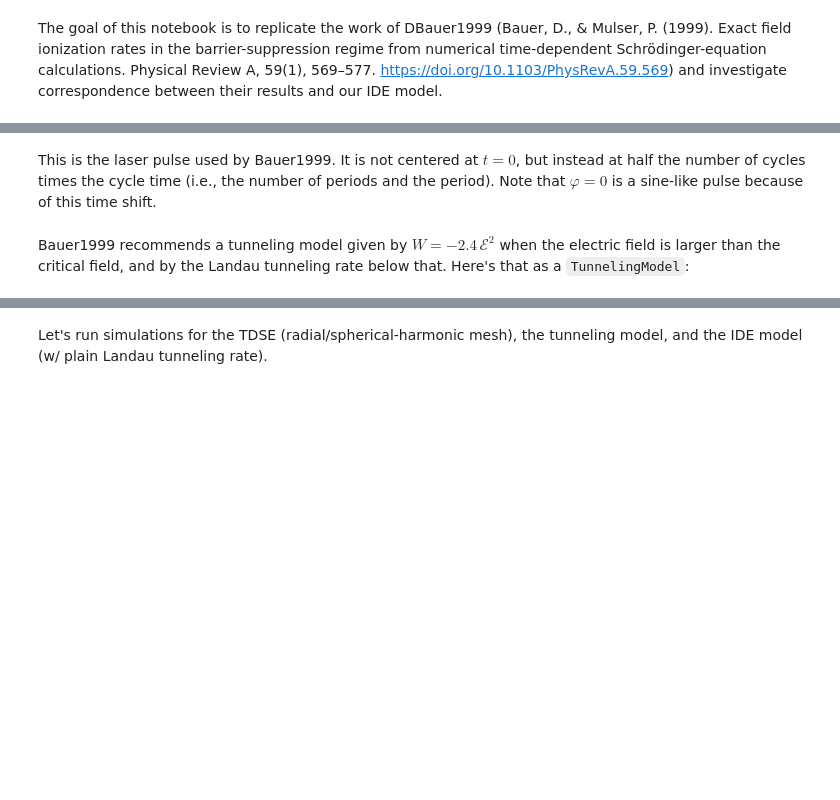
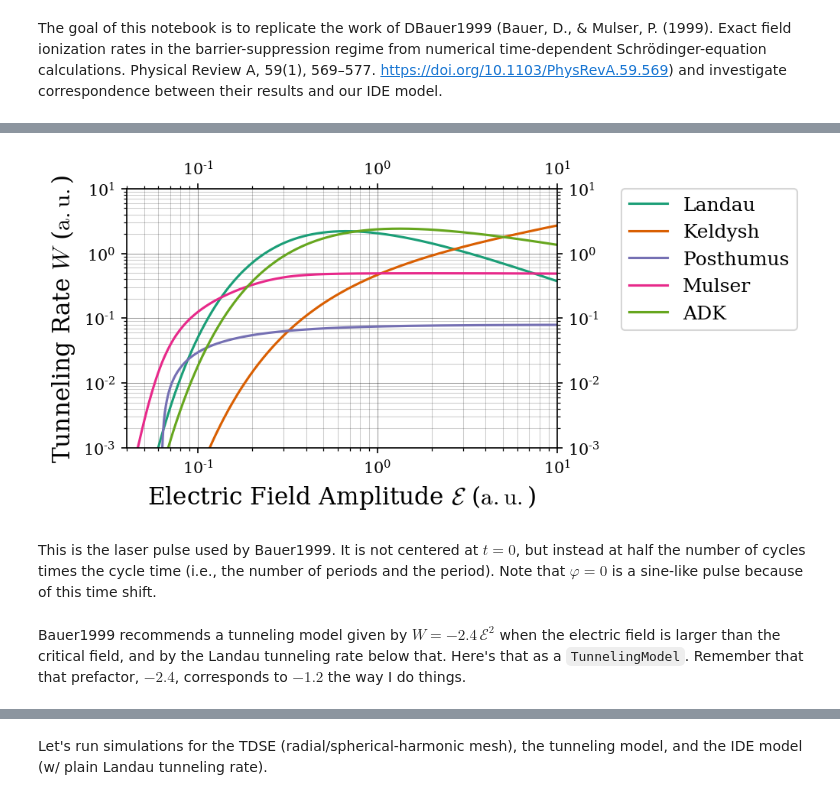
Before and after one commit to JoshKarpel/ionization, a Jupyter notebook: science/bauer/DBauer1999.ipynb, the cells around one changed output, grey strips where cells are left out. Saved outputs shown, nothing was run; the diff lists cells and outputs as text; code cells hidden in the pictures; blank space fills up the shorter version.

```diff
--- a/science/bauer/DBauer1999.ipynb
+++ b/science/bauer/DBauer1999.ipynb
@@ -25,8 +25,8 @@ SIM_LIB = os.path.join(OUT_DIR, 'SIMLIB')
 PLOT_KWARGS = dict(
     show = True,
     save = True,
-    fig_dpi_scale = 6,
     target_dir = OUT_DIR,
+    fig_dpi_scale = 1.5,
 )
 
 %matplotlib inline
@@ -33,3 +37,46 @@ PLOT_KWARGS = dict(
+# %%
+def make_dbauer1999_fig_5():
+    tunneling_models = [
+        ion.tunneling.LandauRate(),
+        ion.tunneling.KeldyshRate(),
+        ion.tunneling.PosthumusRate(),
+        ion.tunneling.MulserRate(),
+        ion.tunneling.ADKRate(),
+        # ion.tunneling.ADKExtendedToBSIRate(),  # this one isn't working yet
+    ]
+
+    amplitudes = np.geomspace(.04, 10, 1000) * u.atomic_electric_field
+
+    tunneling_rates = [
+        np.abs(model.tunneling_rate_from_amplitude(amplitudes, -u.rydberg).squeeze())
+        for model in tunneling_models
+    ]
+    labels = [model.__class__.__name__.rstrip('Rate') for model in tunneling_models]
+
+    colors = ['#1b9e77','#d95f02','#7570b3','#e7298a','#66a61e','#e6ab02']
+
+    si.vis.xy_plot(
+        'tunneling_rates',
+        amplitudes,
+        *[2 * tr for tr in tunneling_rates],
+        line_labels = labels,
+        line_kwargs = [{'color': c} for c in colors[:len(tunneling_models)]],
+        x_label = r'Electric Field Amplitude $ \mathcal{E} $',
+        y_label = r'Tunneling Rate $ W $',
+        x_unit = 'atomic_electric_field',
+        y_unit = 'per_atomic_time',
+        x_log_axis = True,
+        y_log_axis = True,
+        y_lower_limit = .001 / u.atomic_time,
+        y_upper_limit = 10 / u.atomic_time,
+        y_log_pad = 1,
+        legend_on_right = True,
+        **PLOT_KWARGS
+    )
+
+make_dbauer1999_fig_5()
+# %% [output]
+[figure, added]
 # %% [markdown]
 This is the laser pulse used by Bauer1999. It is not centered at $t=0$, but instead at half the number of cycles times the cycle time (i.e., the number of periods and the period). Note that $\varphi = 0$ is a sine-like pulse because of this time shift.
 # %%
@@ -69,6 +116,6 @@ class BauerGaussianPulse(ion.potentials.UniformLinearlyPolarizedElectricPotentia
     def identifier(self):
         return f'E={u.uround(self.amplitude, u.atomic_electric_field, 2)}_Nc={self.number_of_cycles}_omega={u.uround(self.omega, u.atomic_angular_frequency, 2)}'
 # %% [markdown]
-Bauer1999 recommends a tunneling model given by $W = -2.4 \, \mathcal{E}^2$ when the electric field is larger than the critical field, and by the Landau tunneling rate below that. Here's that as a `TunnelingModel`:
+Bauer1999 recommends a tunneling model given by $W = -2.4 \, \mathcal{E}^2$ when the electric field is larger than the critical field, and by the Landau tunneling rate below that. Here's that as a `TunnelingModel`. Remember that that prefactor, $-2.4$, corresponds to $-1.2$ the way I do things.
 # %%
 class BauerLandauRate(ion.tunneling.LandauRate):
```
Also changed, not shown: parts of 6 cells of this notebook, 2 other files.
